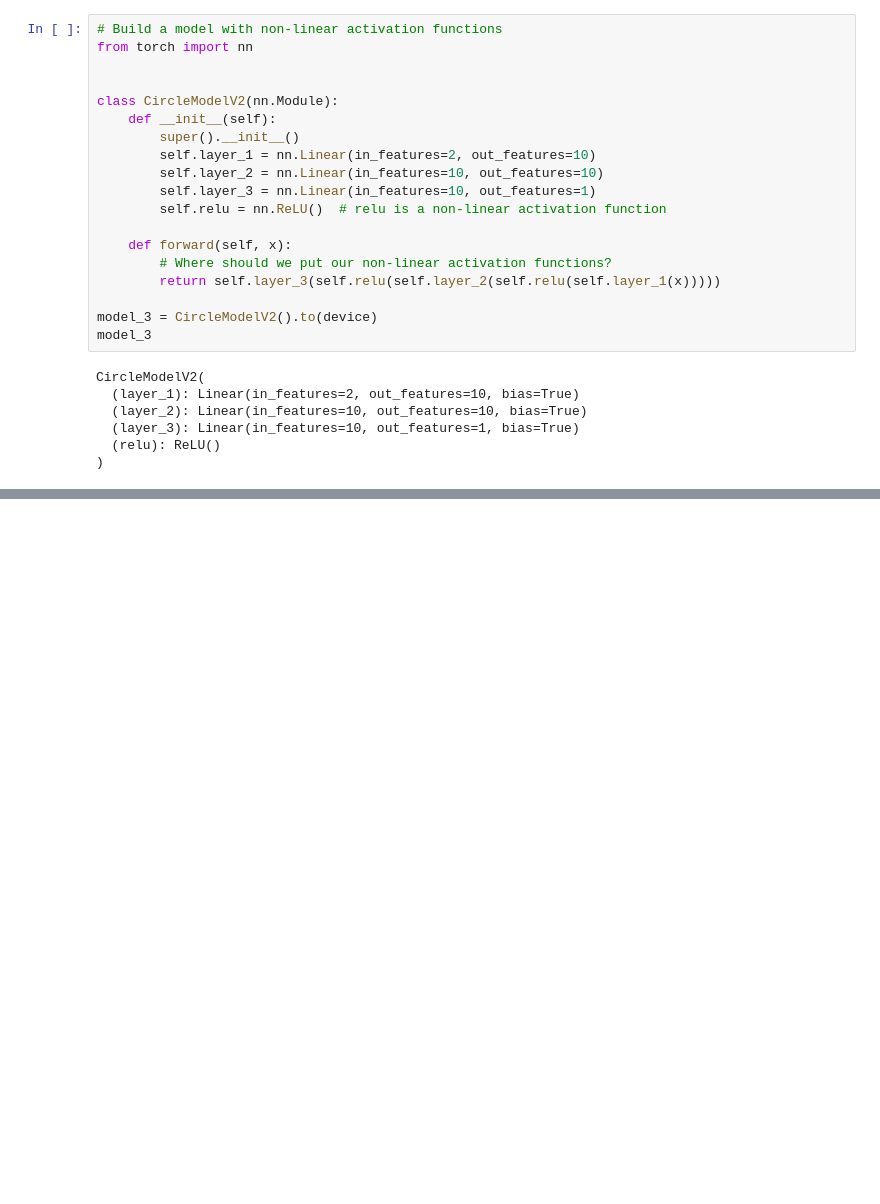
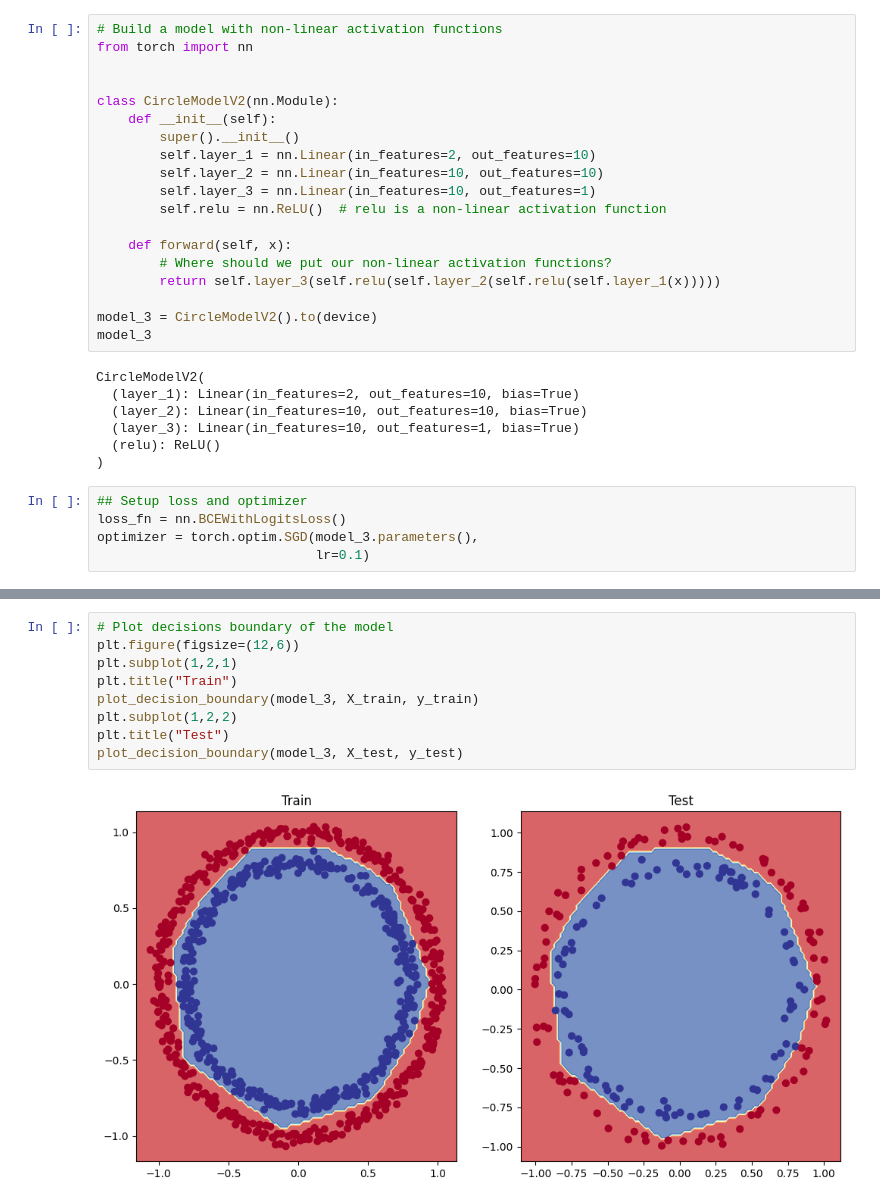
Before and after one commit to Renato1478/PytorchForDeepLearning, a Jupyter notebook: 02_pytorch_classification.ipynb, the cells around one changed output, grey strips where cells are left out. Drawn from its saved outputs; the diff is of its cells as text; blank space fills up the shorter version.

Commit message:
[notbook_02] Evaluating a model trained with non-linear activation functions (making it work)

```diff
--- a/02_pytorch_classification.ipynb
+++ b/02_pytorch_classification.ipynb
@@ -808,3 +810,8 @@ CircleModelV2(
   (layer_3): Linear(in_features=10, out_features=1, bias=True)
   (relu): ReLU()
 )
+# %%
+## Setup loss and optimizer
+loss_fn = nn.BCEWithLogitsLoss()
+optimizer = torch.optim.SGD(model_3.parameters(),
+                            lr=0.1)
@@ -810,0 +903,11 @@ CircleModelV2(
+# %%
+# Plot decisions boundary of the model
+plt.figure(figsize=(12,6))
+plt.subplot(1,2,1)
+plt.title("Train")
+plot_decision_boundary(model_3, X_train, y_train)
+plt.subplot(1,2,2)
+plt.title("Test")
+plot_decision_boundary(model_3, X_test, y_test)
+# %% [output]
+[figure, added]
```
Also changed, not shown: parts of 6 cells of this notebook.
